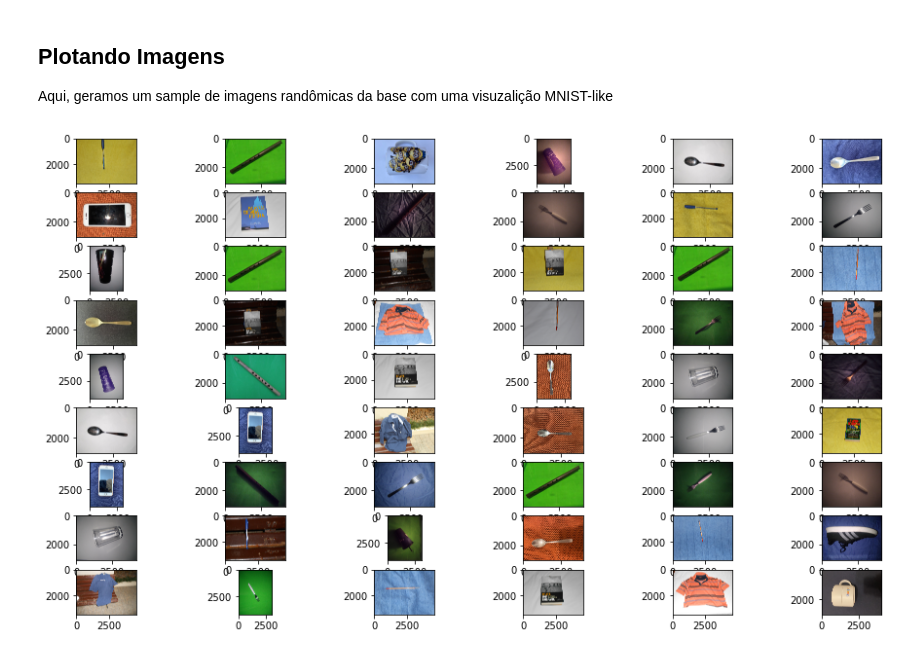
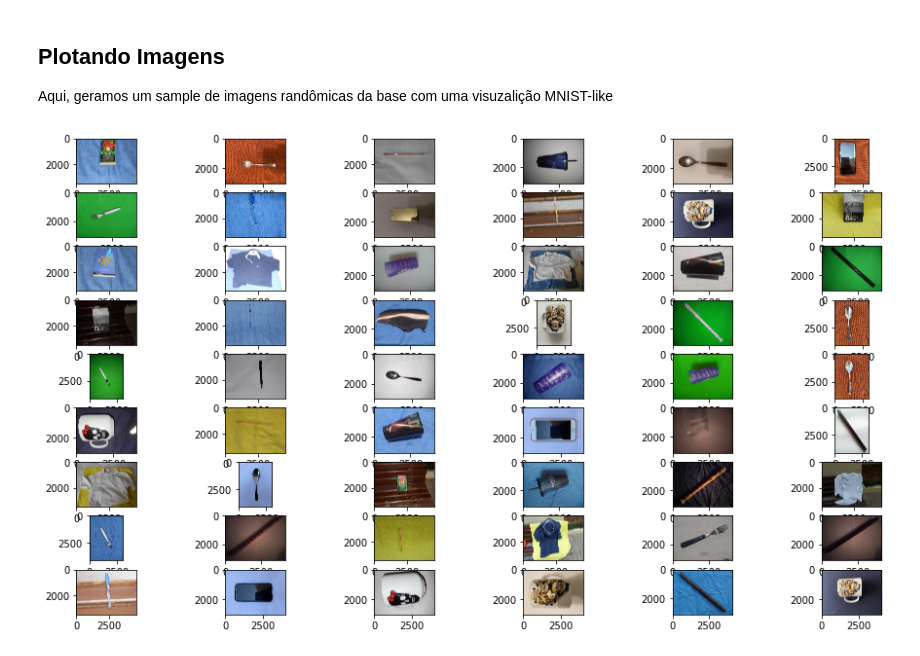
Before and after one commit to YsabelleSousa/mac_5768_ep_visao_proc_imagens, a Jupyter notebook: ep1.ipynb, the cells around one changed output. Cells and saved outputs as stored; diff of their text form; code cells hidden in the pictures.

```diff
--- a/ep1.ipynb
+++ b/ep1.ipynb
@@ -138,6 +127,6 @@ df_tbl_sumaria_detalhada
 
 Aqui, geramos um sample de imagens randômicas da base com uma visuzalição MNIST-like
 # %%
-utils.plot_images('data/EP1_V2_DRIVE')
+utils.plot_images('data/DATA_EP1')
 # %% [output]
-[figure, old version]
+[figure, new version]
```
Also changed, not shown: parts of 10 cells of this notebook.
